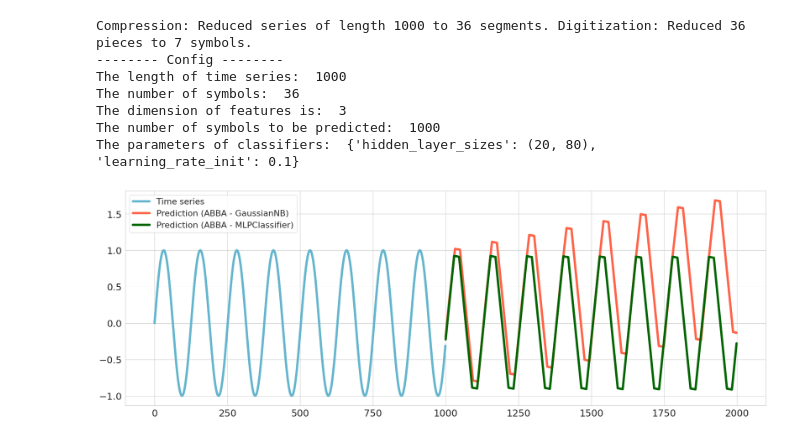
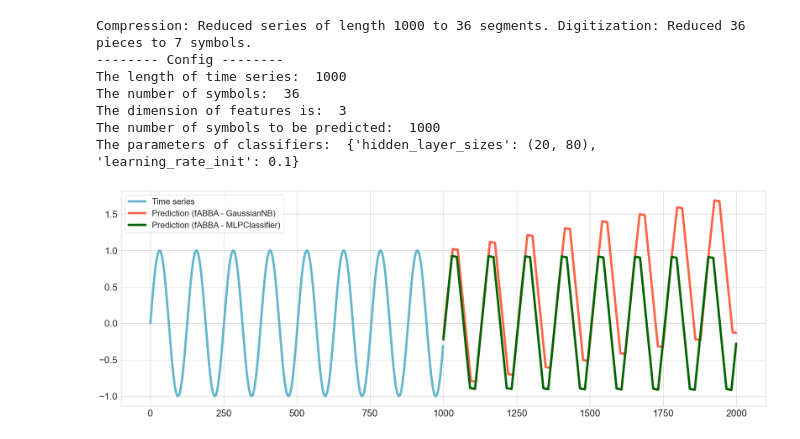
Before and after one commit to nla-group/slearn, a Jupyter notebook: guide.ipynb, the cells around one changed output. Cells and saved outputs as stored; diff of their text form; code cells hidden in the pictures.

```diff
--- a/guide.ipynb
+++ b/guide.ipynb
@@ -68,13 +68,13 @@ The parameters of classifiers:  {'hidden_layer_sizes': (20, 80), 'learning_rate_
 # %%
 min_len = len(test)
 sns.set_theme(style="whitegrid")
 plt.figure(figsize=(25, 9))
 sns.set(font_scale=2, style="whitegrid")
 sns.lineplot(x=np.arange(0, len(train)), y=train, color='c', linewidth=6, label='Time series')
-sns.lineplot(x=np.arange(len(train), len(train)+min_len), y=abba_nb_pred[:min_len], color='tomato', linewidth=6, label='Prediction (ABBA - GaussianNB)')
-sns.lineplot(x=np.arange(len(train), len(train)+min_len), y=abba_nn_pred[:min_len], color='darkgreen', linewidth=6, label='Prediction (ABBA - MLPClassifier)')
+sns.lineplot(x=np.arange(len(train), len(train)+min_len), y=abba_nb_pred[:min_len], color='tomato', linewidth=6, label='Prediction (fABBA - GaussianNB)')
+sns.lineplot(x=np.arange(len(train), len(train)+min_len), y=abba_nn_pred[:min_len], color='darkgreen', linewidth=6, label='Prediction (fABBA - MLPClassifier)')
 plt.tight_layout()
 plt.tick_params(axis='both', labelsize=25)
 plt.show()
 # %% [output]
-[figure, old version]
+[figure, new version]
```
Also changed, not shown: 34 other files.
